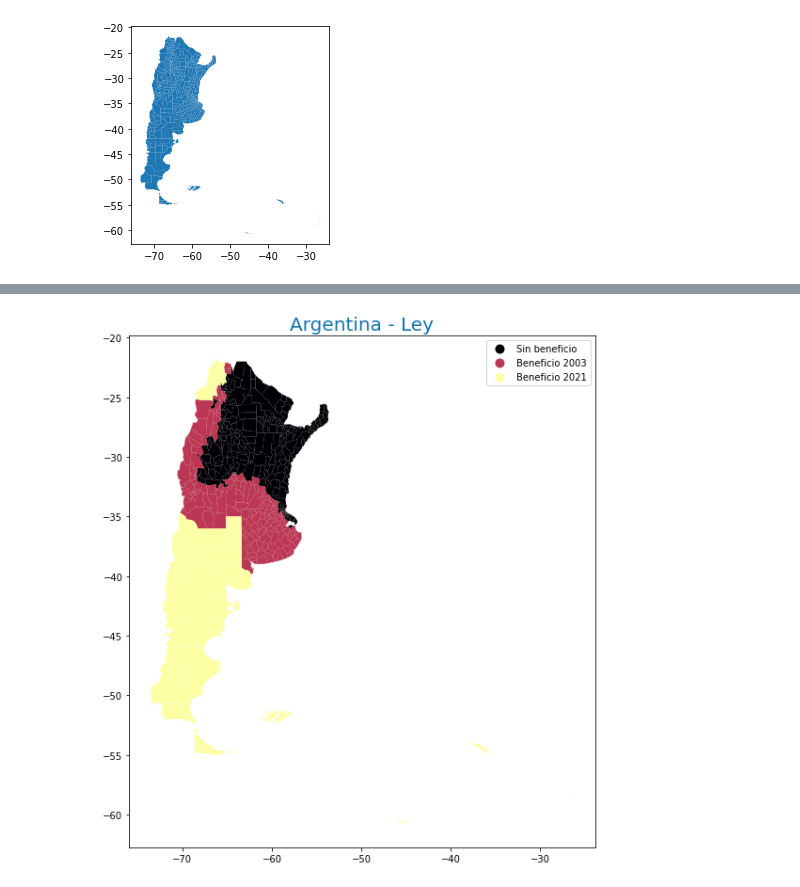
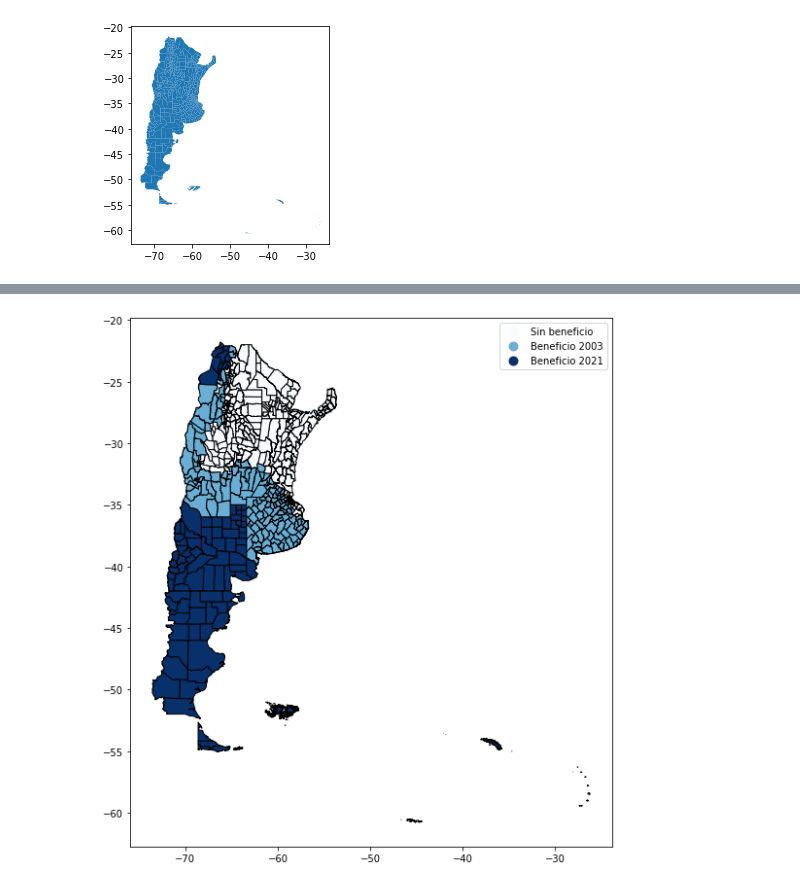
Before and after one commit to LCaravaggio/mapa_pobreza, a Jupyter notebook: Mapa.ipynb, the cells around one changed output, grey strips where cells are left out. Saved outputs shown, nothing was run; the diff lists cells and outputs as text; code cells hidden in the pictures.

```diff
--- a/Mapa.ipynb
+++ b/Mapa.ipynb
@@ -67,20 +67,20 @@ ley=ley.rename(columns = {'id': 'in1'})
 departamentos3=pd.merge(departamentos, ley, on ='in1', how ='inner')
 # %%
 mapa, ax = plt.subplots(figsize=(10, 10))
-ax.set_title("Argentina - Ley",  fontdict={'fontsize':20, 'color': '#1273ab'})
+#ax.set_title("Argentina - Ley",  fontdict={'fontsize':20, 'color': '#1273ab'})
 
-departamentos3.plot(column="zona", cmap='inferno',  categorical=True, legend=True, ax=ax)
+departamentos3.plot(column="zona", cmap='Blues',  categorical=True, legend=True, ax=ax,  edgecolor='black')
 
 clusdict={1: 'Sin beneficio', 2: 'Beneficio 2003', 3: 'Beneficio 2021'}
 
 def replace_legend_items(legend, mapping):
     for txt in legend.texts:
         for k,v in mapping.items():
             if txt.get_text() == str(k):
                 txt.set_text(v)
 
 replace_legend_items(ax.get_legend(), clusdict)
 
 plt.show()
 # %% [output]
-[figure, old version]
+[figure, new version]
```
Also changed, not shown: parts of 1 cell of this notebook.
